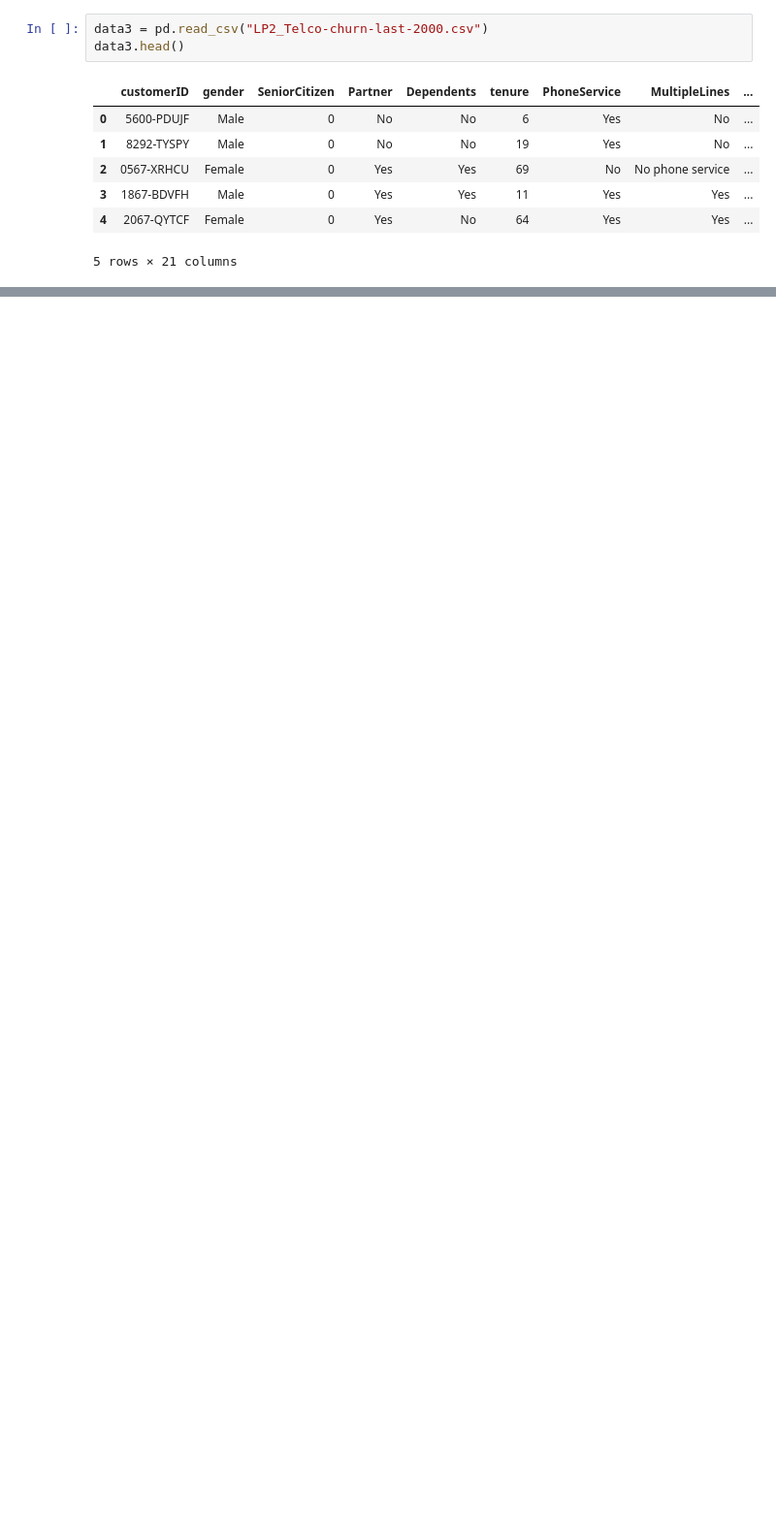
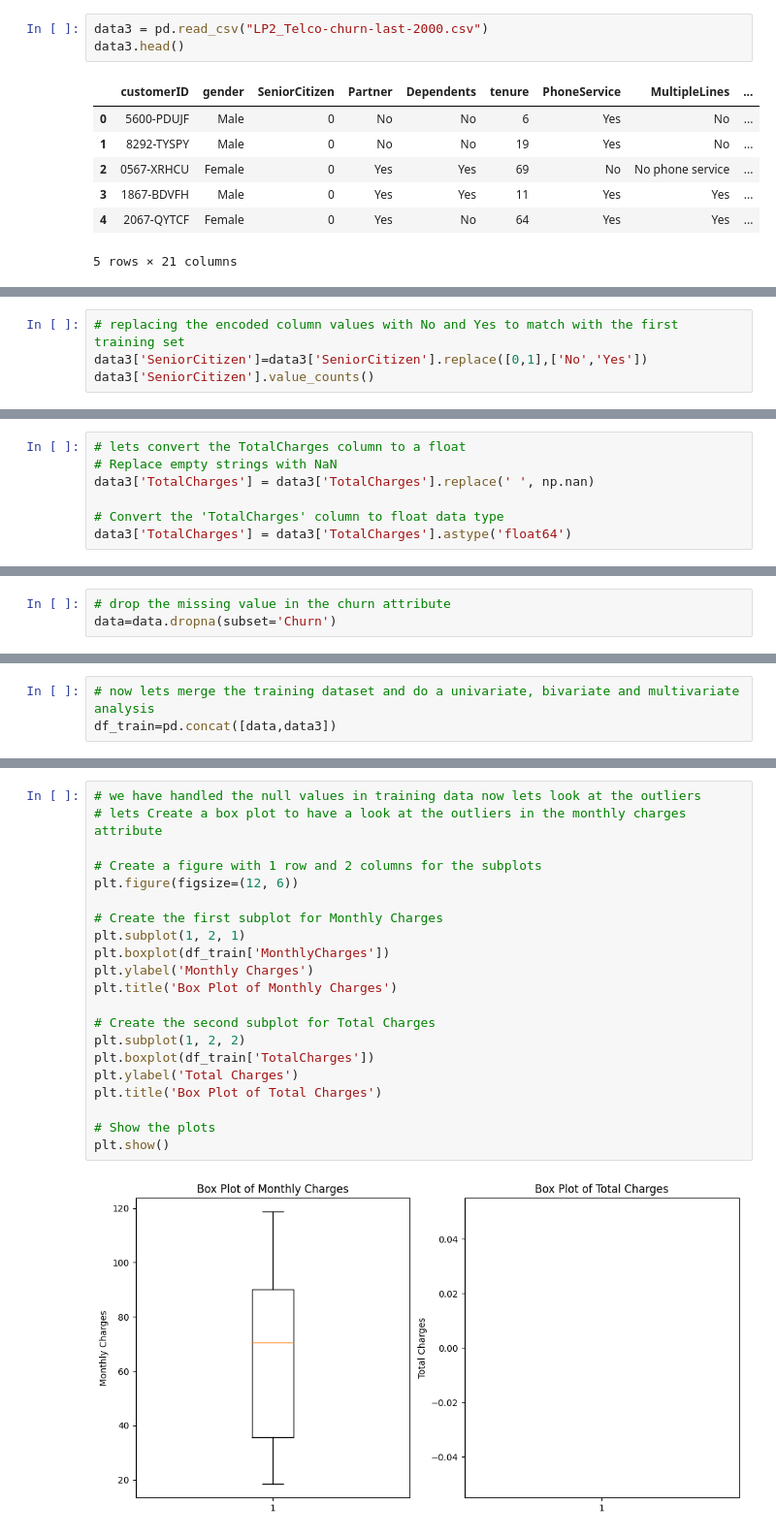
Before and after one commit to mancatha/LP2, a Jupyter notebook: LP2.ipynb, the cells around one changed output, grey strips where cells are left out. Shown at 97% size. Drawn from its saved outputs; the diff is of its cells as text; blank space fills up the shorter version.

```diff
--- a/LP2.ipynb
+++ b/LP2.ipynb
@@ -263,0 +475,4 @@ memory usage: 389.8+ KB
+# %%
+# replacing the encoded column values with No and Yes to match with the first training set
+data3['SeniorCitizen']=data3['SeniorCitizen'].replace([0,1],['No','Yes'])
+data3['SeniorCitizen'].value_counts()
@@ -263,0 +574,7 @@ memory usage: 389.8+ KB
+# %%
+# lets convert the TotalCharges column to a float
+# Replace empty strings with NaN
+data3['TotalCharges'] = data3['TotalCharges'].replace(' ', np.nan)
+
+# Convert the 'TotalCharges' column to float data type
+data3['TotalCharges'] = data3['TotalCharges'].astype('float64')
@@ -263,0 +624,3 @@ memory usage: 389.8+ KB
+# %%
+# drop the missing value in the churn attribute
+data=data.dropna(subset='Churn')
@@ -263,0 +648,3 @@ memory usage: 389.8+ KB
+# %%
+# now lets merge the training dataset and do a univariate, bivariate and multivariate analysis
+df_train=pd.concat([data,data3])
@@ -263,0 +679,23 @@ memory usage: 389.8+ KB
+# %%
+# we have handled the null values in training data now lets look at the outliers
+# lets Create a box plot to have a look at the outliers in the monthly charges attribute
+
+# Create a figure with 1 row and 2 columns for the subplots
+plt.figure(figsize=(12, 6))
+
+# Create the first subplot for Monthly Charges
+plt.subplot(1, 2, 1)
+plt.boxplot(df_train['MonthlyCharges'])
+plt.ylabel('Monthly Charges')
+plt.title('Box Plot of Monthly Charges')
+
+# Create the second subplot for Total Charges
+plt.subplot(1, 2, 2)
+plt.boxplot(df_train['TotalCharges'])
+plt.ylabel('Total Charges')
+plt.title('Box Plot of Total Charges')
+
+# Show the plots
+plt.show()
+# %% [output]
+[figure, added]
```
Also changed, not shown: parts of 212 cells of this notebook, 24 other files.
